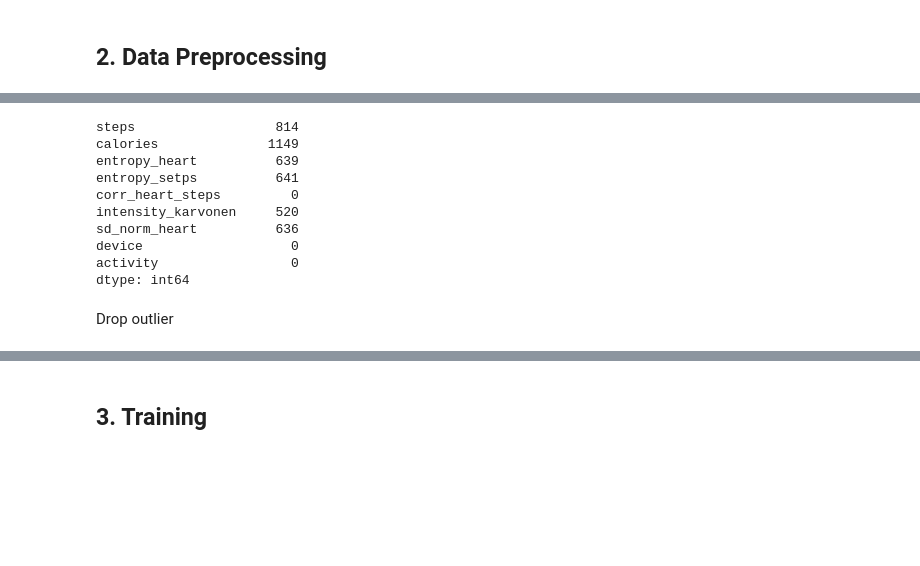
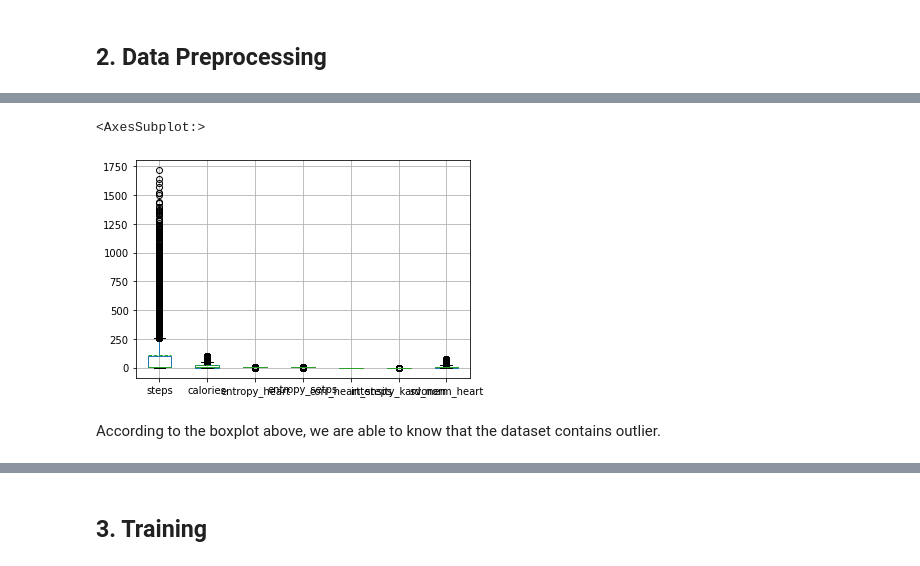
Before and after one commit to juniorise/health_credit, a Jupyter notebook: ml/notebooks/people.ipynb, the cells around one changed output, grey strips where cells are left out. Cells and saved outputs as stored; diff of their text form; code cells hidden in the pictures; blank space fills up the shorter version.

```diff
--- a/ml/notebooks/people.ipynb
+++ b/ml/notebooks/people.ipynb
@@ -145,2 +143,9 @@ ax = sns.heatmap(df.corr(), annot=True)
+# %%
+df.boxplot(meanline=True, showmeans=True)
+# %% [output]
+<AxesSubplot:>
+[figure, added]
+# %% [markdown]
+According to the boxplot above, we are able to know that the dataset contains outlier.
 # %%
 # remove outlier using interquartile range (IQR)
@@ -157,17 +162,2 @@ for column in df.columns:
         df[column] = np.where((df[column] > UL) | (
             df[column] < LL), np.nan, df[column])
-# %%
-df.isna().sum()
-# %% [output]
-steps                  814
-calories              1149
-entropy_heart          639
-entropy_setps          641
-corr_heart_steps         0
-intensity_karvonen     520
-sd_norm_heart          636
-device                   0
-activity                 0
-dtype: int64
-# %% [markdown]
-Drop outlier
```
Also changed, not shown: parts of 63 cells of this notebook.
